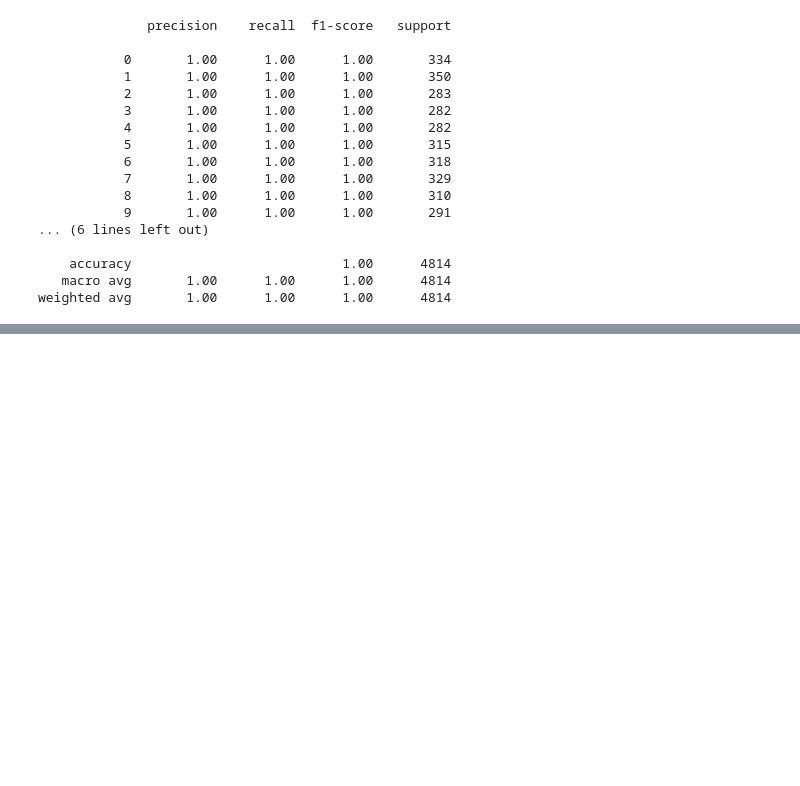
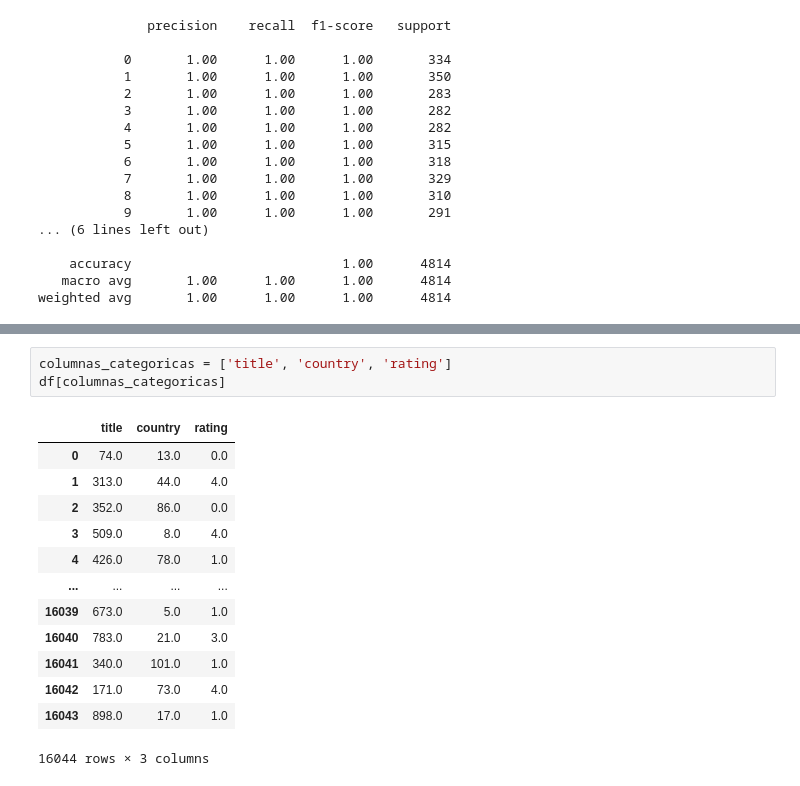
Before and after one commit to andycr00/sakila-ML, a Jupyter notebook: clasificacion.ipynb, the cells around one changed output, grey strips where cells are left out. Drawn from its saved outputs; the diff is of its cells as text; blank space fills up the shorter version.

```diff
--- a/clasificacion.ipynb
+++ b/clasificacion.ipynb
@@ -231,0 +244,17 @@ weighted avg       1.00      1.00      1.00      4814
+# %%
+columnas_categoricas = ['title', 'country', 'rating']
+df[columnas_categoricas]
+# %% [output]
+|  | title | country | rating |
+| 0 | 74.0 | 13.0 | 0.0 |
+| 1 | 313.0 | 44.0 | 4.0 |
+| 2 | 352.0 | 86.0 | 0.0 |
+| 3 | 509.0 | 8.0 | 4.0 |
+| 4 | 426.0 | 78.0 | 1.0 |
+| ... | ... | ... | ... |
+| 16039 | 673.0 | 5.0 | 1.0 |
+| 16040 | 783.0 | 21.0 | 3.0 |
+| 16041 | 340.0 | 101.0 | 1.0 |
+| 16042 | 171.0 | 73.0 | 4.0 |
+| 16043 | 898.0 | 17.0 | 1.0 |
+16044 rows × 3 columns
```
Also changed, not shown: parts of 5 cells of this notebook.
